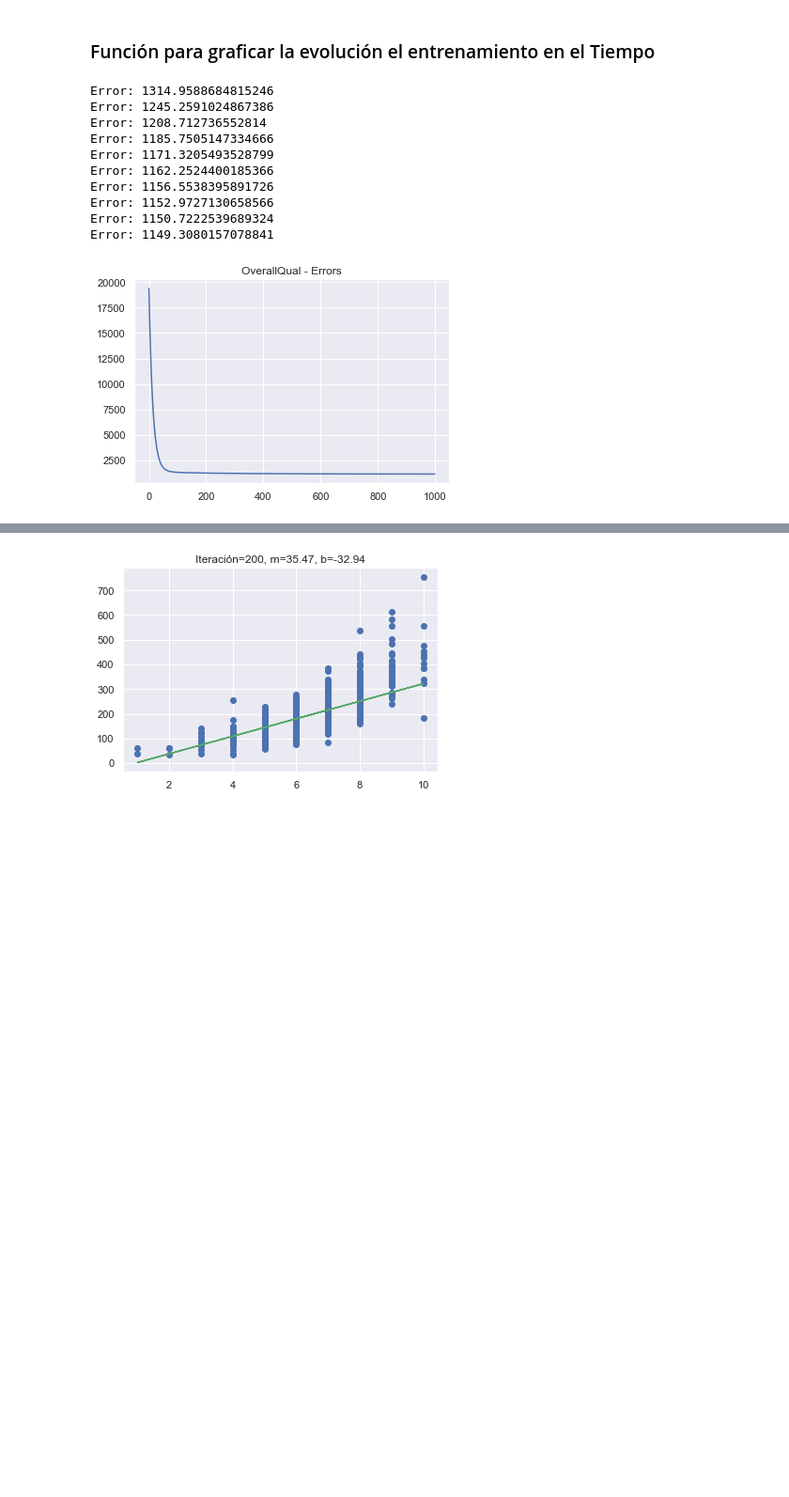
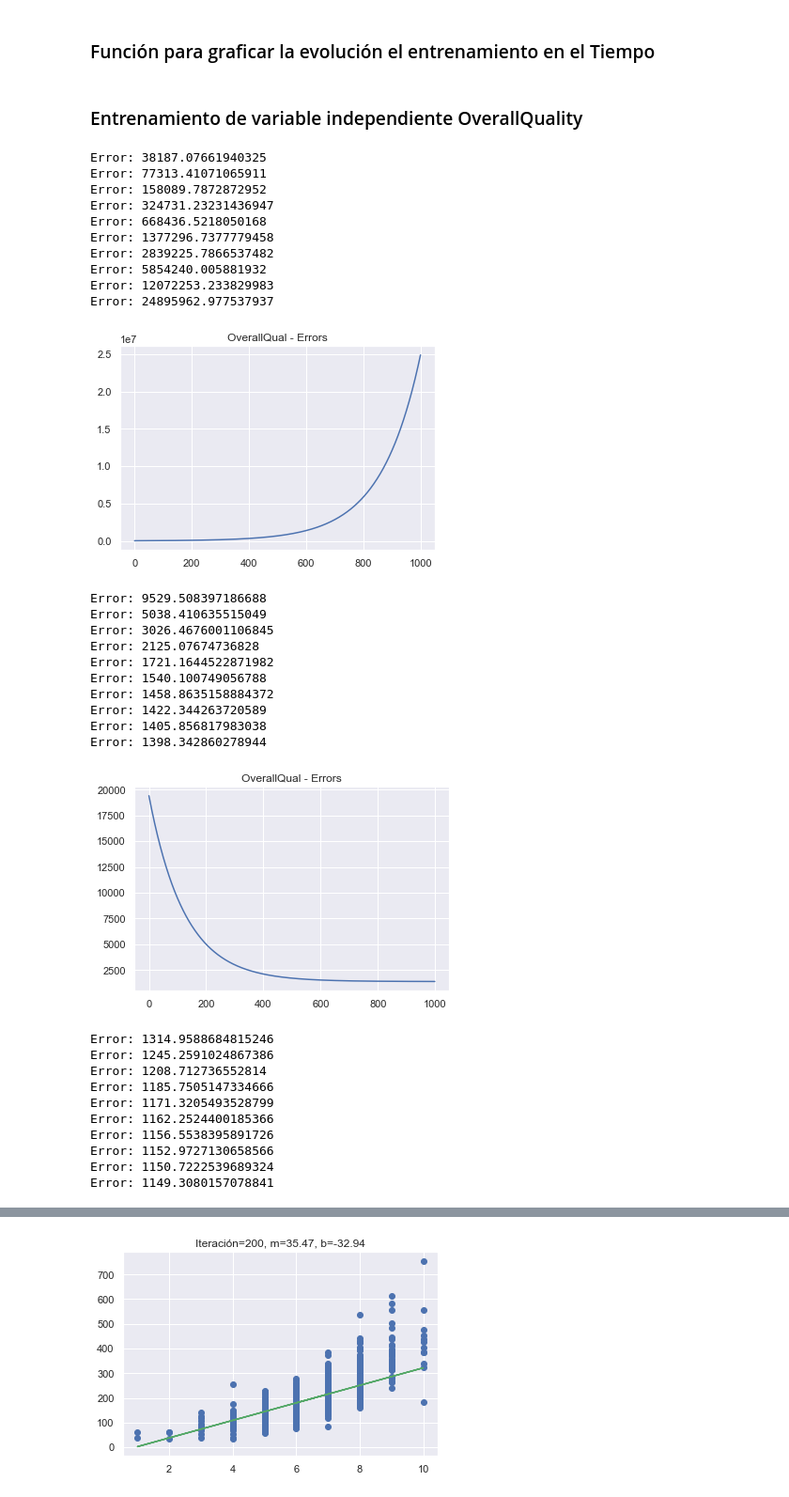
Before and after one commit to djrodriguezp/papd-cdp-proyecto, a Jupyter notebook: Proyecto Ciencia de Datos en Python.ipynb, the cells around one changed output, grey strips where cells are left out. Shown: that part at 94% size. Cells and saved outputs as stored; diff of their text form; code cells hidden in the pictures; blank space fills up the shorter version.

```diff
--- a/Proyecto Ciencia de Datos en Python.ipynb
+++ b/Proyecto Ciencia de Datos en Python.ipynb
@@ -129,21 +129,50 @@ def plot_model(x,y,model, n):
         plt.plot(x,yhat, color='g')
         plt.title("Iteración="+str(i)+", m="+str(round(model[key][0],2))+", b="+str(round(model[key][1],2)))
         plt.show()
+# %% [markdown]
+### Entrenamiento de variable independiente OverallQuality
 # %%
 x = train_dataset[:,1].reshape(-1,1)
 y = train_dataset[:,0].reshape(-1,1)
-
-model_quality, errors_quality = train_model(x,y,1000,100,0.049)
-plot_error(errors_quality,variables[1])
-# %% [output]
-Error: 1314.9588684815246
-Error: 1245.2591024867386
-Error: 1208.712736552814
-Error: 1185.7505147334666
-Error: 1171.3205493528799
-Error: 1162.2524400185366
-Error: 1156.5538395891726
-Error: 1152.9727130658566
-Error: 1150.7222539689324
-Error: 1149.3080157078841
-[figure, removed]
+# %%
+model_quality, errors_quality = train_model(x,y,1000,100,0.05)
+plot_error(errors_quality,variables[1])
+
+model_quality, errors_quality = train_model(x,y,1000,100,0.0001)
+plot_error(errors_quality,variables[1])
+
+model_quality, errors_quality = train_model(x,y,1000,100,0.049)
+plot_error(errors_quality,variables[1])
+# %% [output]
+Error: 38187.07661940325
+Error: 77313.41071065911
+Error: 158089.7872872952
+Error: 324731.23231436947
+Error: 668436.5218050168
+Error: 1377296.7377779458
+Error: 2839225.7866537482
+Error: 5854240.005881932
+Error: 12072253.233829983
+Error: 24895962.977537937
+[figure, added]
+Error: 9529.508397186688
+Error: 5038.410635515049
+Error: 3026.4676001106845
+Error: 2125.07674736828
+Error: 1721.1644522871982
+Error: 1540.100749056788
+Error: 1458.8635158884372
+Error: 1422.344263720589
+Error: 1405.856817983038
+Error: 1398.342860278944
+[figure, added]
+Error: 1314.9588684815246
+Error: 1245.2591024867386
+Error: 1208.712736552814
+Error: 1185.7505147334666
+Error: 1171.3205493528799
+Error: 1162.2524400185366
+Error: 1156.5538395891726
+Error: 1152.9727130658566
+Error: 1150.7222539689324
+Error: 1149.3080157078841
```
Also changed, not shown: parts of 16 cells of this notebook.
